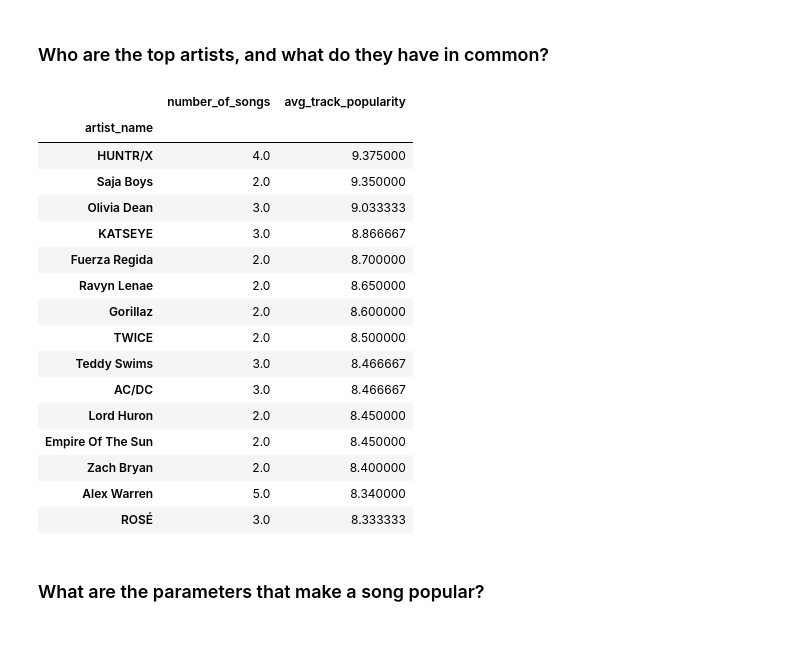
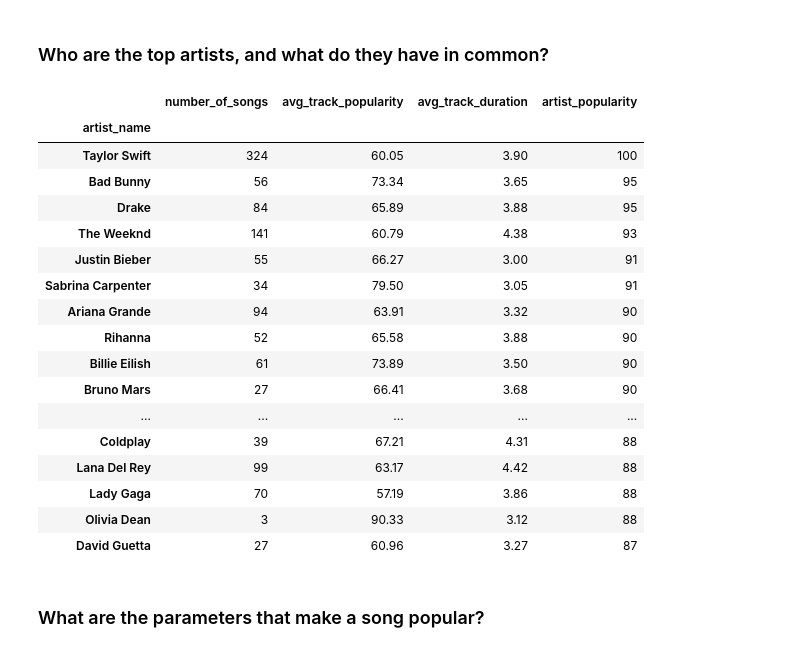
Before and after one commit to prokope/learning-data-science, a Jupyter notebook: eda.ipynb, the cells around one changed output. Drawn from its saved outputs; the diff is of its cells as text; code cells hidden in the pictures.

Commit message:
EDA: viewing more metrics about artists success (avg track duration and artist popularity)

```diff
--- a/eda.ipynb
+++ b/eda.ipynb
@@ -373,46 +361,65 @@ display((df.sort_values(by='track_popularity', ascending=False).iloc[:10]))
 # %% [markdown]
 ### Who are the top artists, and what do they have in common?
 # %%
-# To filter the top artists, I can calculate the song popularity average of their songs, and select only those who have at least five songs on this dataset
+# To filter the top artists, I can calculate the song popularity average of their songs, and select only those who have at least two songs on this dataset
 
 # The artists also have a 'artist_popularity' measure which goes from 0 to 100
 
 # Creating a series to get the number of songs by artists (times they appear on dataset)
 num_songs_by_artist = df['artist_name'].value_counts()
 
 # Filtering artist with more than one appearance
 num_songs_by_artist = num_songs_by_artist[num_songs_by_artist > 1]
 
-# Groupping artist by name and their songs popularity avg
+# Groupping artist by name and their songs avg. popularity
 track_popularity_by_artist = df.groupby(["artist_name"])['track_popularity'].mean().sort_values(ascending=False)
 
+# Groupping by artist name and their songs avg. duration
+track_duration_by_artist = df.groupby(["artist_name"])["track_duration_min"].mean()
+
+# Rounding the avg. track duration to 2 decimal places
+track_duration_by_artist = round(track_duration_by_artist, 2)
+
+artist_popularity_index = df.drop_duplicates(subset='artist_name').set_index('artist_name')['artist_popularity']
+
 # Merging the series with number of songs and avg track popularity by artist names
-artist_popularity = pd.DataFrame({
+artist_popularity_metrics = pd.DataFrame({
     'number_of_songs': num_songs_by_artist,
-    'avg_track_popularity': track_popularity_by_artist
+    'avg_track_popularity': track_popularity_by_artist,
+    'avg_track_duration': track_duration_by_artist,
+    'artist_popularity': artist_popularity_index
 })
 
 # Ordering by avg track popularity
-artist_popularity = artist_popularity.dropna(subset=['number_of_songs']).sort_values(by='avg_track_popularity', ascending=False)
+artist_popularity_metrics = artist_popularity_metrics.dropna(subset=['number_of_songs']).sort_values(by='artist_popularity', ascending=False)
 
-artist_popularity.head(15)
+# Rounding the avg track popularity to 2 decimal places
+artist_popularity_metrics['avg_track_popularity'] = round(artist_popularity_metrics['avg_track_popularity'], 2)
+
+# Converting the Series number_of_songs to int (removing decimal place)
+artist_popularity_metrics['number_of_songs'] = artist_popularity_metrics['number_of_songs'].astype(int)
+
+# artist_popularity_metrics['number_of_songs'] = round(artist_popularity_metrics['number_of_songs'], 0).astype(int)
+
+artist_popularity_metrics.head(25)
 # %% [output]
-|  | number_of_songs | avg_track_popularity |
-| artist_name |  |  |
-| HUNTR/X | 4.0 | 9.375000 |
-| Saja Boys | 2.0 | 9.350000 |
-| Olivia Dean | 3.0 | 9.033333 |
-| KATSEYE | 3.0 | 8.866667 |
-| Fuerza Regida | 2.0 | 8.700000 |
-| Ravyn Lenae | 2.0 | 8.650000 |
-| Gorillaz | 2.0 | 8.600000 |
-| TWICE | 2.0 | 8.500000 |
-| Teddy Swims | 3.0 | 8.466667 |
-| AC/DC | 3.0 | 8.466667 |
-| Lord Huron | 2.0 | 8.450000 |
-| Empire Of The Sun | 2.0 | 8.450000 |
-| Zach Bryan | 2.0 | 8.400000 |
-| Alex Warren | 5.0 | 8.340000 |
-| ROSÉ | 3.0 | 8.333333 |
+|  | number_of_songs | avg_track_popularity | avg_track_duration | artist_popularity |
+| artist_name |  |  |  |  |
+| Taylor Swift | 324 | 60.05 | 3.90 | 100 |
+| Bad Bunny | 56 | 73.34 | 3.65 | 95 |
+| Drake | 84 | 65.89 | 3.88 | 95 |
+| The Weeknd | 141 | 60.79 | 4.38 | 93 |
+| Justin Bieber | 55 | 66.27 | 3.00 | 91 |
+| Sabrina Carpenter | 34 | 79.50 | 3.05 | 91 |
+| Ariana Grande | 94 | 63.91 | 3.32 | 90 |
+| Rihanna | 52 | 65.58 | 3.88 | 90 |
+| Billie Eilish | 61 | 73.89 | 3.50 | 90 |
+| Bruno Mars | 27 | 66.41 | 3.68 | 90 |
+| ... | ... | ... | ... | ... |
+| Coldplay | 39 | 67.21 | 4.31 | 88 |
+| Lana Del Rey | 99 | 63.17 | 4.42 | 88 |
+| Lady Gaga | 70 | 57.19 | 3.86 | 88 |
+| Olivia Dean | 3 | 90.33 | 3.12 | 88 |
+| David Guetta | 27 | 60.96 | 3.27 | 87 |
 # %% [markdown]
 ### What are the parameters that make a song popular?
```
Also changed, not shown: parts of 2 cells of this notebook.
